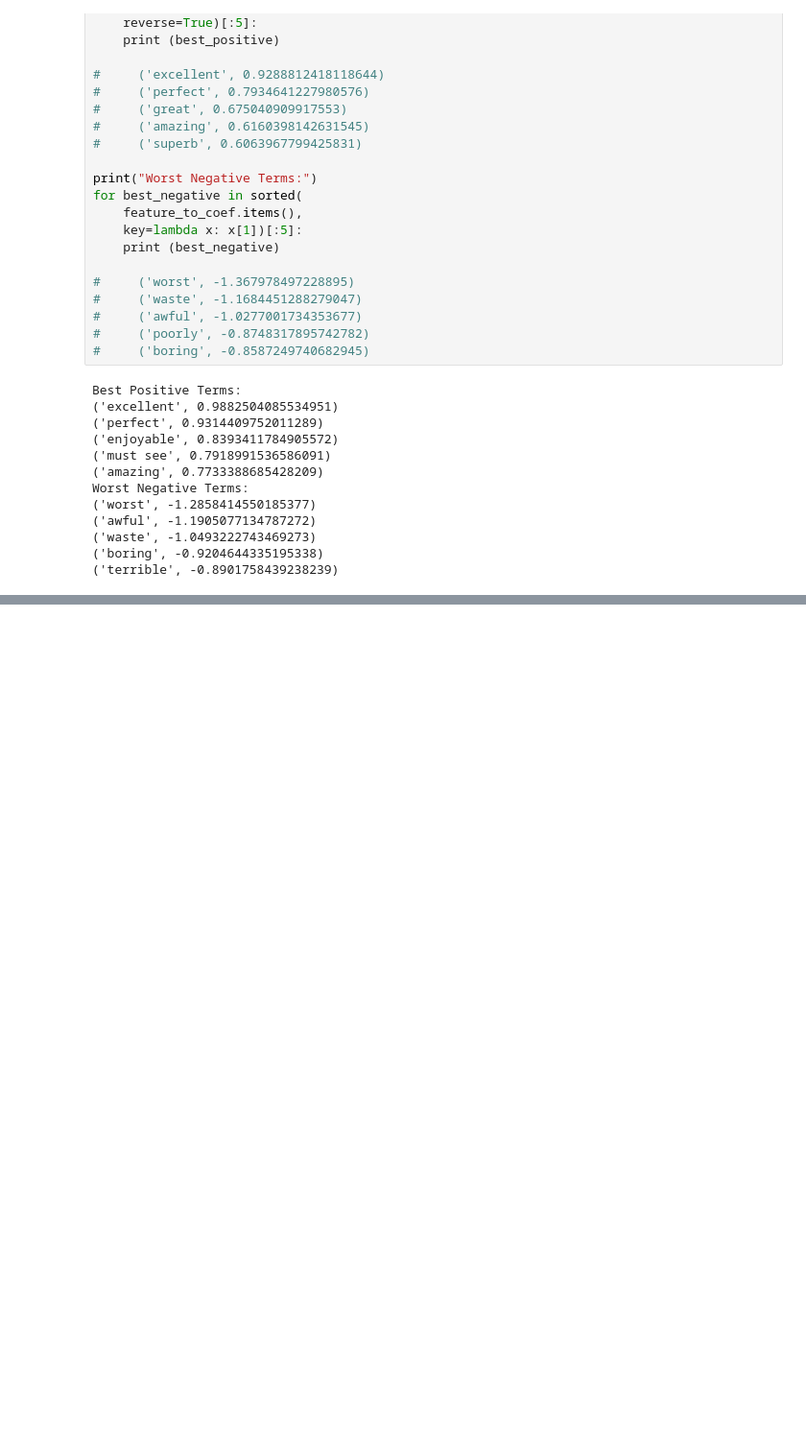
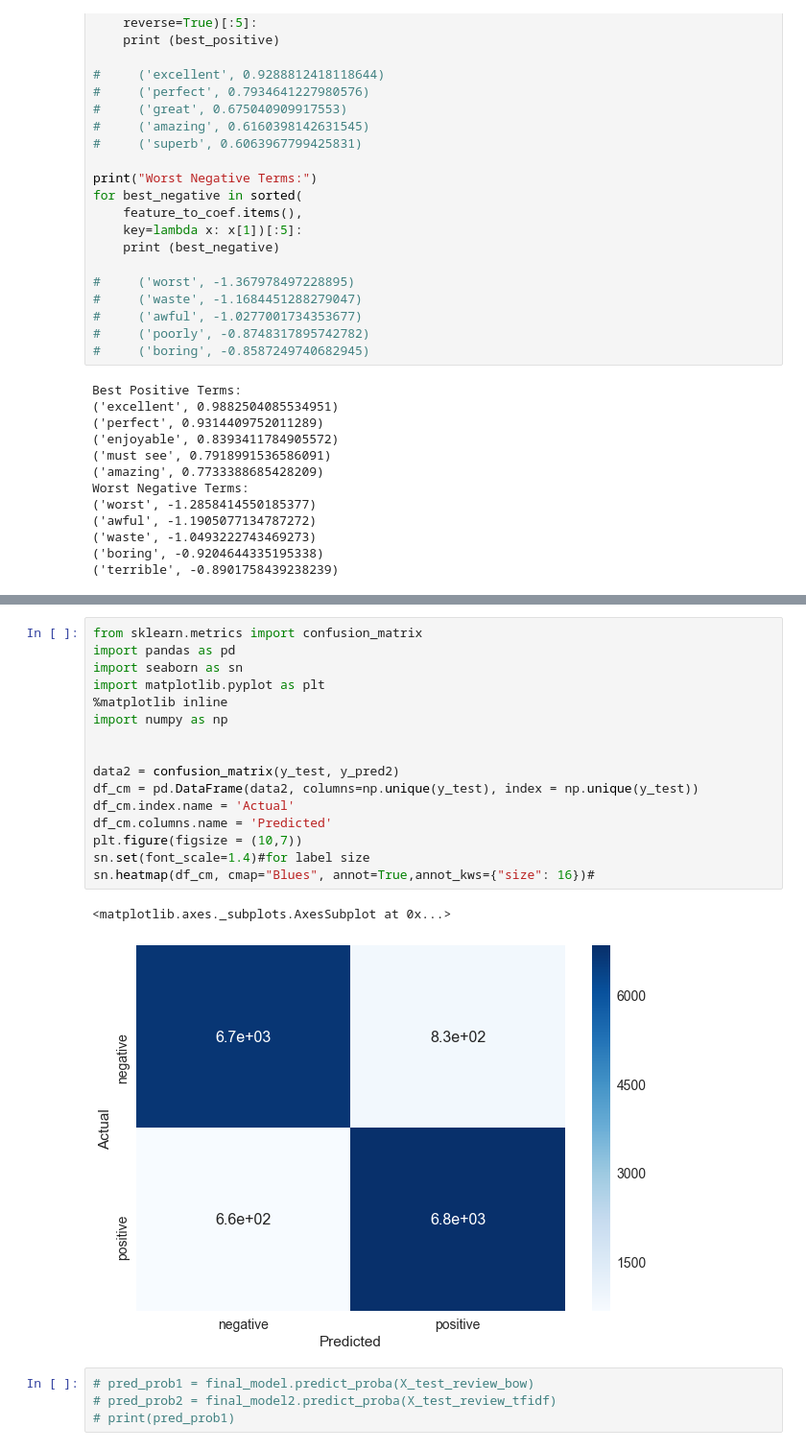
Before and after one commit to coolpriyanshu16/IMDB, a Jupyter notebook: IMDB Movie Sentiment Analysis.ipynb, the cells around one changed output, grey strips where cells are left out. Shown at 96% size. Cells and saved outputs as stored; diff of their text form; blank space fills up the shorter version.

```diff
--- a/IMDB Movie Sentiment Analysis.ipynb
+++ b/IMDB Movie Sentiment Analysis.ipynb
@@ -287,0 +360,23 @@ Worst Negative Terms:
+# %%
+from sklearn.metrics import confusion_matrix
+import pandas as pd
+import seaborn as sn
+import matplotlib.pyplot as plt
+%matplotlib inline
+import numpy as np
+
+
+data2 = confusion_matrix(y_test, y_pred2)
+df_cm = pd.DataFrame(data2, columns=np.unique(y_test), index = np.unique(y_test))
+df_cm.index.name = 'Actual'
+df_cm.columns.name = 'Predicted'
+plt.figure(figsize = (10,7))
+sn.set(font_scale=1.4)#for label size
+sn.heatmap(df_cm, cmap="Blues", annot=True,annot_kws={"size": 16})#
+# %% [output]
+<matplotlib.axes._subplots.AxesSubplot at 0x...>
+[figure, added]
+# %%
+# pred_prob1 = final_model.predict_proba(X_test_review_bow)
+# pred_prob2 = final_model2.predict_proba(X_test_review_tfidf)
+# print(pred_prob1)
```
Also changed, not shown: parts of 24 cells of this notebook.
